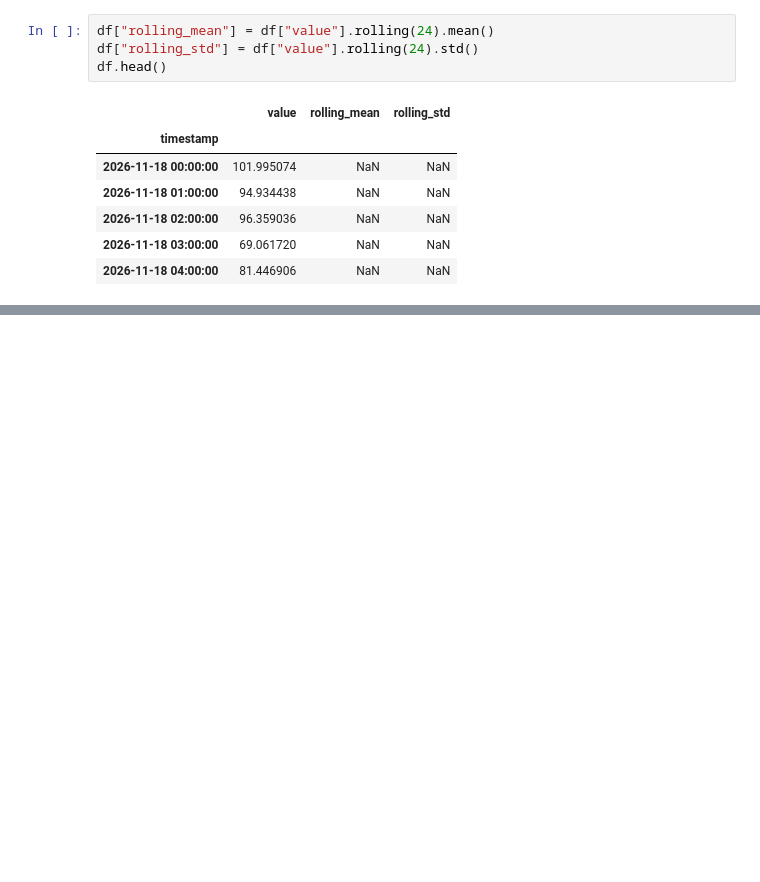
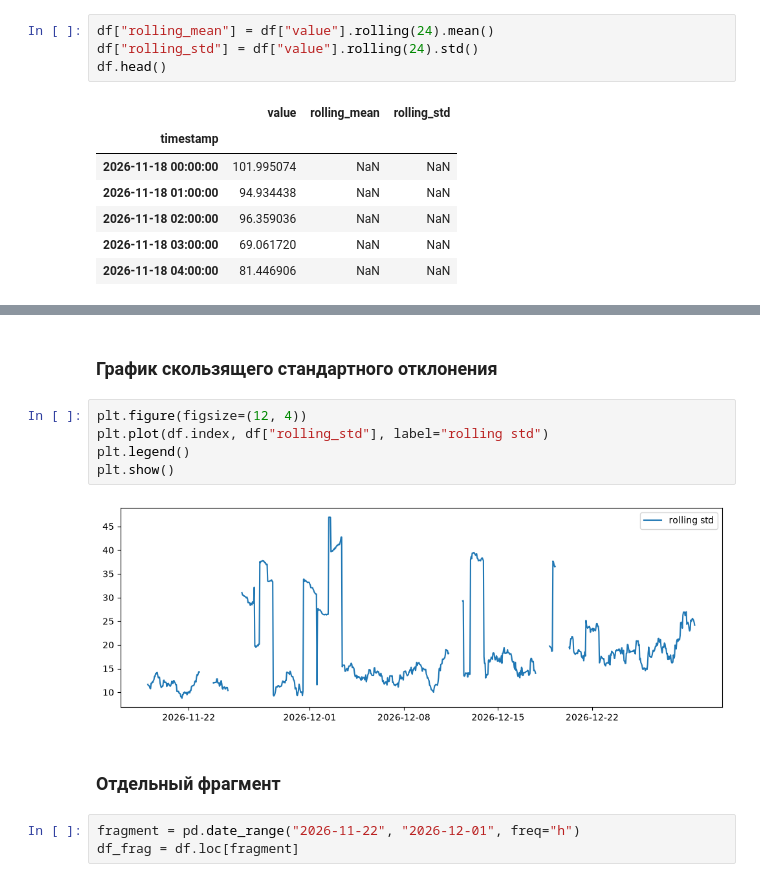
Before and after one commit to Rodeffs/Master1_Programming, a Jupyter notebook: Time_Series/01_lab/01_lab.ipynb, the cells around one changed output, grey strips where cells are left out. Saved outputs shown, nothing was run; the diff lists cells and outputs as text; blank space fills up the shorter version.

```diff
--- a/Time_Series/01_lab/01_lab.ipynb
+++ b/Time_Series/01_lab/01_lab.ipynb
@@ -51,0 +80,14 @@ df.head()
+# %% [markdown]
+### График скользящего стандартного отклонения
+# %%
+plt.figure(figsize=(12, 4))
+plt.plot(df.index, df["rolling_std"], label="rolling std")
+plt.legend()
+plt.show()
+# %% [output]
+[figure, added]
+# %% [markdown]
+### Отдельный фрагмент
+# %%
+fragment = pd.date_range("2026-11-22", "2026-12-01", freq="h")
+df_frag = df.loc[fragment]
```
Also changed, not shown: parts of 28 cells of this notebook, 2 other files.
